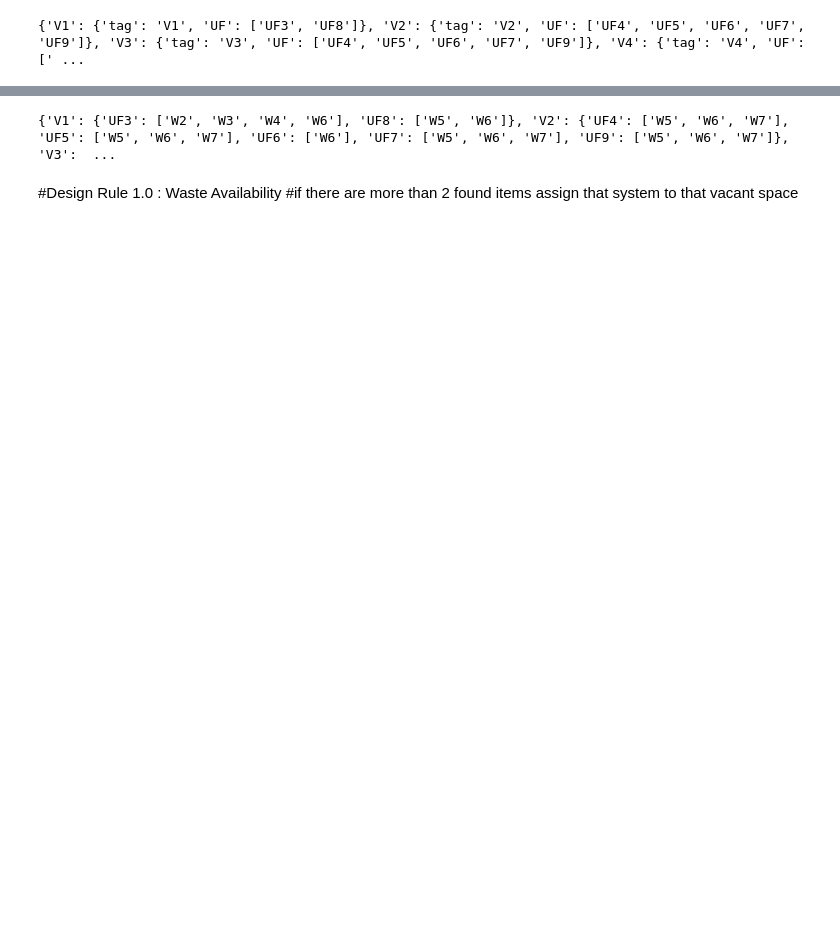
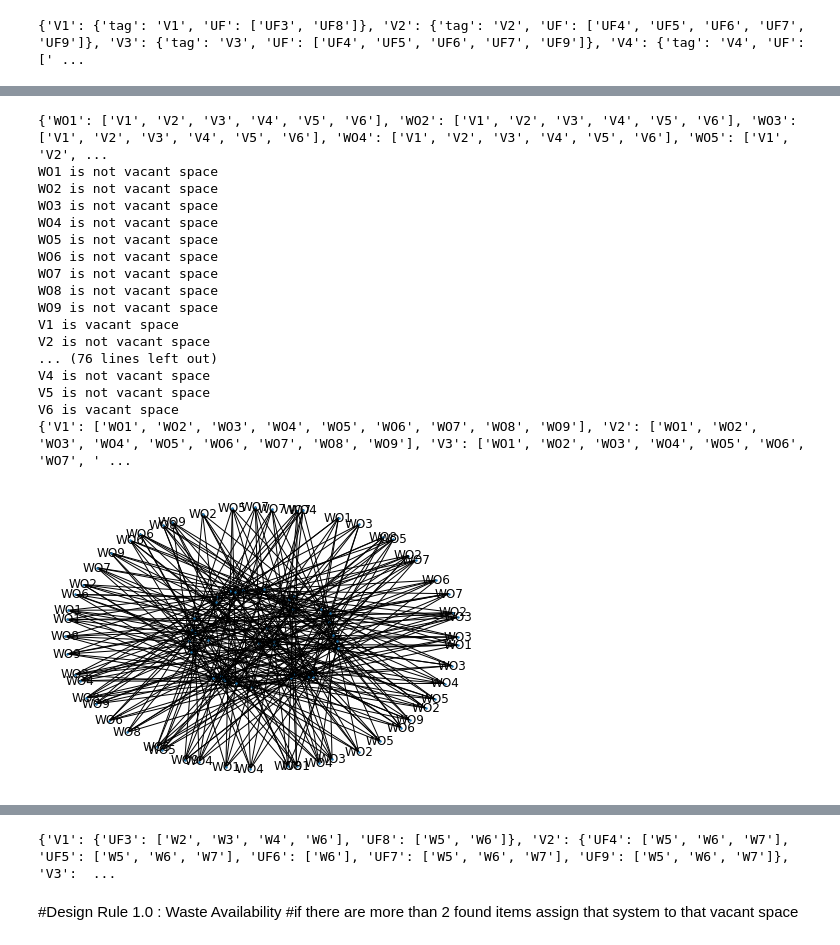
Before and after one commit to erengozdeanil/UF-DecisionMaker, a Jupyter notebook: decisionmaker.ipynb, the cells around one changed output, grey strips where cells are left out. Cells and saved outputs as stored; diff of their text form; code cells hidden in the pictures; blank space fills up the shorter version.

```diff
--- a/decisionmaker.ipynb
+++ b/decisionmaker.ipynb
@@ -101,30 +133,49 @@ print (waste_dict)
 # %%
-#For each vacant space find wastes within radius=1
-# new_list=[]
-# for nodes in G.nodes():
-#     for i,j in vacant_spaces.items():
-#         if nodes == vacant_spaces[i]["tag"]:
-#             new_list.append(nodes)
+# For each vacant space find wastes within radius=1
+new_list=[]
+for nodes in G.nodes():
+    for i,j in vacant_spaces.items():
+        if nodes == vacant_spaces[i]["tag"]:
+            new_list.append(nodes)
 # print(new_list)
-# for i in new_list:
-#     # print(i, "is i")
-#     G_close = nx.ego_graph(G,i,radius=1)
-#     # nx.draw(G_close, with_labels=True, node_size=2)
-#     edge_dictionary=create_edge_dict(G_close)
-# print(edge_dictionary)
+for i in new_list:
+    # print(i, "is i")
+    G_close = nx.ego_graph(G,i,radius=7)
+    nx.draw(G_close, with_labels=True, node_size=2)
+    edge_dictionary=create_edge_dict(G_close)
+print(edge_dictionary)
 
-# waste_nearby={}
-# for m,n in vacant_spaces.items():
-#     for i,k in edge_dictionary.items():
-#         if i!=vacant_spaces[m]["tag"]:
-#             print(i, "is not vacant space")
-#         else:
-#             print(i, "is vacant space")
-#             waste_nearby[i]=k
+waste_nearby={}
+for m,n in vacant_spaces.items():
+    for i,k in edge_dictionary.items():
+        if i!=vacant_spaces[m]["tag"]:
+            print(i, "is not vacant space")
+        else:
+            print(i, "is vacant space")
+            waste_nearby[i]=k
 
-#             ###### include waste types!!!!!!
+###### include waste types!!!!!!
 
-# print(waste_nearby)
+print(waste_nearby)
+# %% [output]
+{'WO1': ['V1', 'V2', 'V3', 'V4', 'V5', 'V6'], 'WO2': ['V1', 'V2', 'V3', 'V4', 'V5', 'V6'], 'WO3': ['V1', 'V2', 'V3', 'V4', 'V5', 'V6'], 'WO4': ['V1', 'V2', 'V3', 'V4', 'V5', 'V6'], 'WO5': ['V1', 'V2', ...
+WO1 is not vacant space
+WO2 is not vacant space
+WO3 is not vacant space
+WO4 is not vacant space
+WO5 is not vacant space
+WO6 is not vacant space
+WO7 is not vacant space
+WO8 is not vacant space
+WO9 is not vacant space
+V1 is vacant space
+V2 is not vacant space
+... (76 lines left out)
+V4 is not vacant space
+V5 is not vacant space
+V6 is vacant space
+{'V1': ['WO1', 'WO2', 'WO3', 'WO4', 'WO5', 'WO6', 'WO7', 'WO8', 'WO9'], 'V2': ['WO1', 'WO2', 'WO3', 'WO4', 'WO5', 'WO6', 'WO7', 'WO8', 'WO9'], 'V3': ['WO1', 'WO2', 'WO3', 'WO4', 'WO5', 'WO6', 'WO7', ' ...
+[figure, added]
 # %%
 #List of dictionaries we will use:
 print(v_potential)
```
Also changed, not shown: parts of 9 cells of this notebook.
